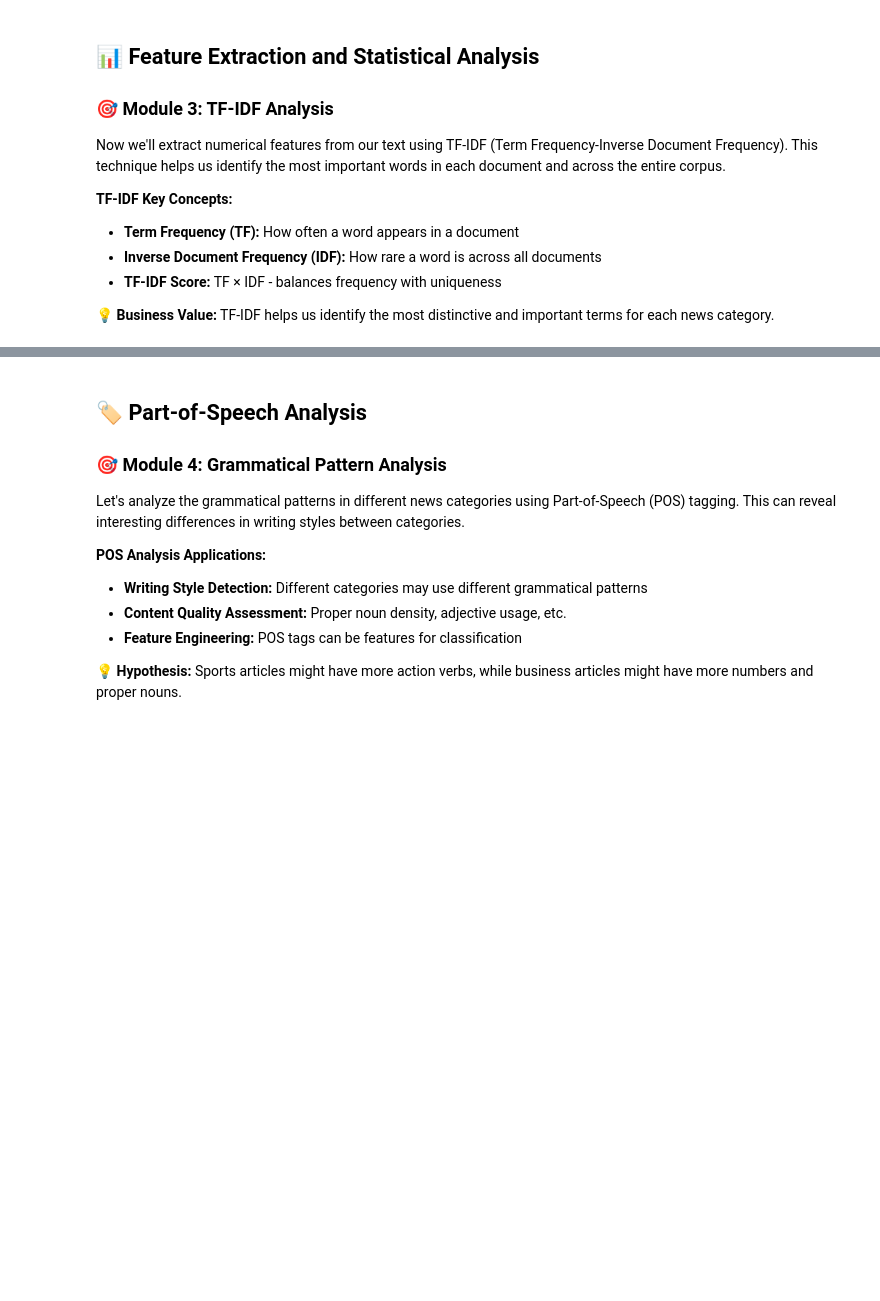
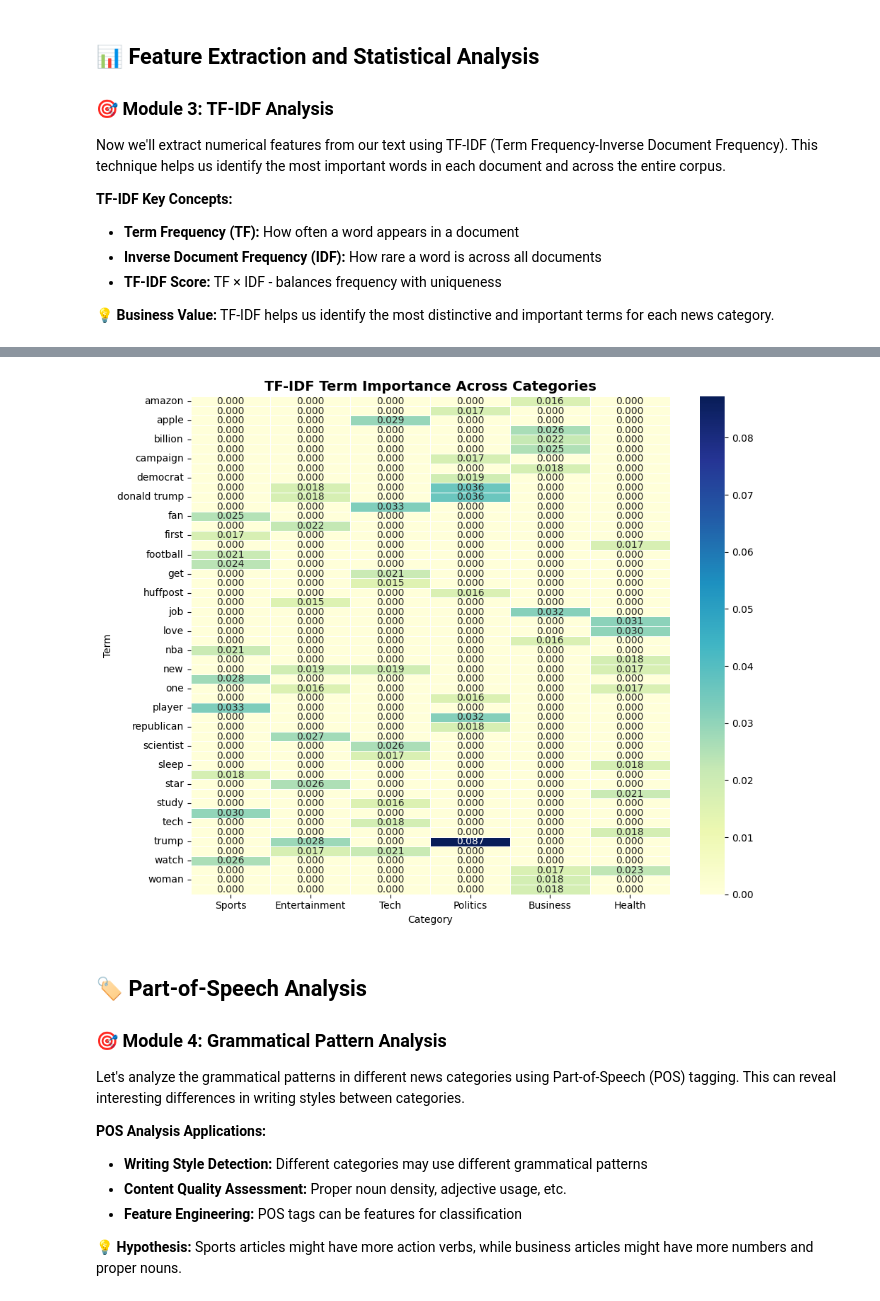
Before and after one commit to Nichelleg/ITAI2373-NewsBot-Midterm, a Jupyter notebook: Midterm_NewsBot_Intelligence_System_student.ipynb, the cells around one changed output, grey strips where cells are left out. Cells and saved outputs as stored; diff of their text form; code cells hidden in the pictures; blank space fills up the shorter version.

```diff
--- a/Midterm_NewsBot_Intelligence_System_student.ipynb
+++ b/Midterm_NewsBot_Intelligence_System_student.ipynb
@@ -423,3 +662,33 @@ for category in categories:
+# %%
+# -------- HEATMAP: TERM IMPORTANCE ACROSS CATEGORIES --------
+import pandas as pd
+import seaborn as sns
+import matplotlib.pyplot as plt
+
+# Combine top terms into a single DataFrame
+heatmap_data = pd.DataFrame(category_terms)
+
+# Fill missing values with 0 (terms not present in a category)
+heatmap_data = heatmap_data.fillna(0)
+
+plt.figure(figsize=(10, 8))
+
+sns.heatmap(
+    heatmap_data,
+    cmap="YlGnBu",
+    annot=True,
+    fmt=".3f",
+    linewidths=0.5
+)
+
+plt.title("TF-IDF Term Importance Across Categories", fontsize=14, fontweight='bold')
+plt.xlabel("Category")
+plt.ylabel("Term")
+
+plt.tight_layout()
+plt.show()
+# %% [output]
+[figure, added]
 # %% [markdown]
 ## 🏷️ Part-of-Speech Analysis
 
```
Also changed, not shown: parts of 42 cells of this notebook, 3 other files.
